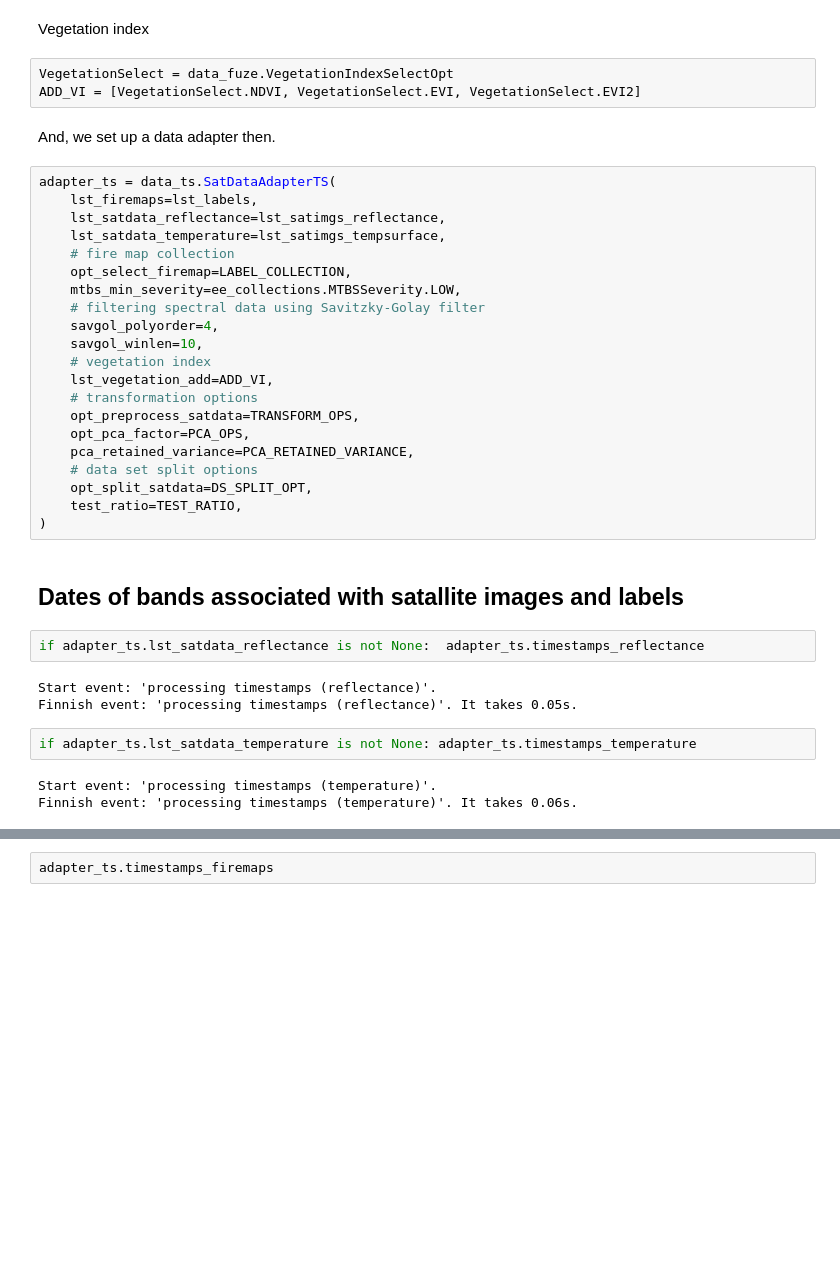
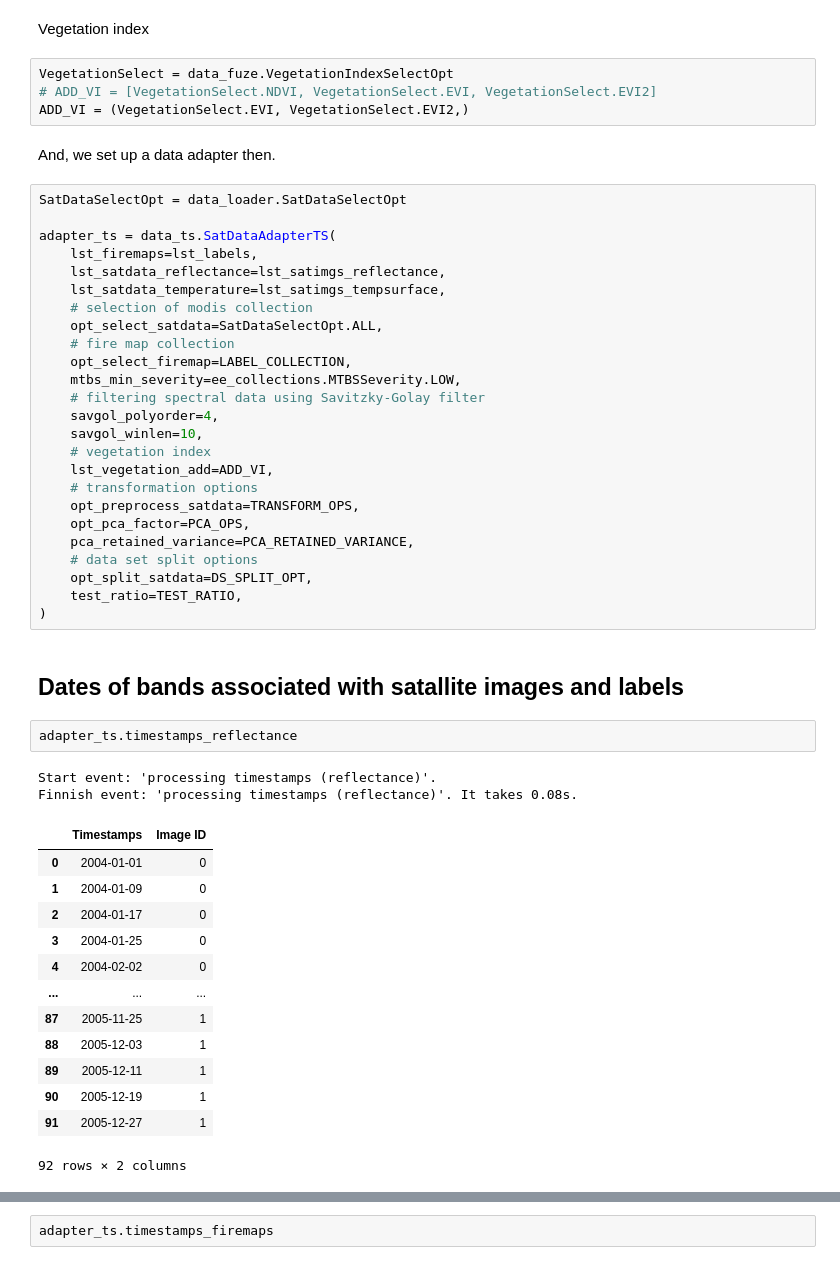
Before and after one commit to natural-hazards/wildfires, a Jupyter notebook: notebooks/tutorial_xgboost.ipynb, the cells around one changed output, grey strips where cells are left out. Cells and saved outputs as stored; diff of their text form; blank space fills up the shorter version.

```diff
--- a/notebooks/tutorial_xgboost.ipynb
+++ b/notebooks/tutorial_xgboost.ipynb
@@ -129,14 +129,19 @@ TEST_RATIO = 1. / 3.
 Vegetation index
 # %%
 VegetationSelect = data_fuze.VegetationIndexSelectOpt
-ADD_VI = [VegetationSelect.NDVI, VegetationSelect.EVI, VegetationSelect.EVI2]
+# ADD_VI = [VegetationSelect.NDVI, VegetationSelect.EVI, VegetationSelect.EVI2]
+ADD_VI = (VegetationSelect.EVI, VegetationSelect.EVI2,)
 # %% [markdown]
 And, we set up a data adapter then.
 # %%
+SatDataSelectOpt = data_loader.SatDataSelectOpt
+
 adapter_ts = data_ts.SatDataAdapterTS(
     lst_firemaps=lst_labels,
     lst_satdata_reflectance=lst_satimgs_reflectance,
     lst_satdata_temperature=lst_satimgs_tempsurface,
+    # selection of modis collection
+    opt_select_satdata=SatDataSelectOpt.ALL,
     # fire map collection
     opt_select_firemap=LABEL_COLLECTION,
     mtbs_min_severity=ee_collections.MTBSSeverity.LOW,
@@ -155,13 +160,21 @@ adapter_ts = data_ts.SatDataAdapterTS(
 )
 # %% [markdown]
 ## Dates of bands associated with satallite images and labels
-# %%
-if adapter_ts.lst_satdata_reflectance is not None:  adapter_ts.timestamps_reflectance
-# %% [output]
-Start event: 'processing timestamps (reflectance)'.
-Finnish event: 'processing timestamps (reflectance)'. It takes 0.05s.
-# %%
-if adapter_ts.lst_satdata_temperature is not None: adapter_ts.timestamps_temperature
-# %% [output]
-Start event: 'processing timestamps (temperature)'.
-Finnish event: 'processing timestamps (temperature)'. It takes 0.06s.
+# %%
+adapter_ts.timestamps_reflectance
+# %% [output]
+Start event: 'processing timestamps (reflectance)'.
+Finnish event: 'processing timestamps (reflectance)'. It takes 0.08s.
+|  | Timestamps | Image ID |
+| 0 | 2004-01-01 | 0 |
+| 1 | 2004-01-09 | 0 |
+| 2 | 2004-01-17 | 0 |
+| 3 | 2004-01-25 | 0 |
+| 4 | 2004-02-02 | 0 |
+| ... | ... | ... |
+| 87 | 2005-11-25 | 1 |
+| 88 | 2005-12-03 | 1 |
+| 89 | 2005-12-11 | 1 |
+| 90 | 2005-12-19 | 1 |
+| 91 | 2005-12-27 | 1 |
+92 rows × 2 columns
```
Also changed, not shown: parts of 9 cells of this notebook, 4 other files.
